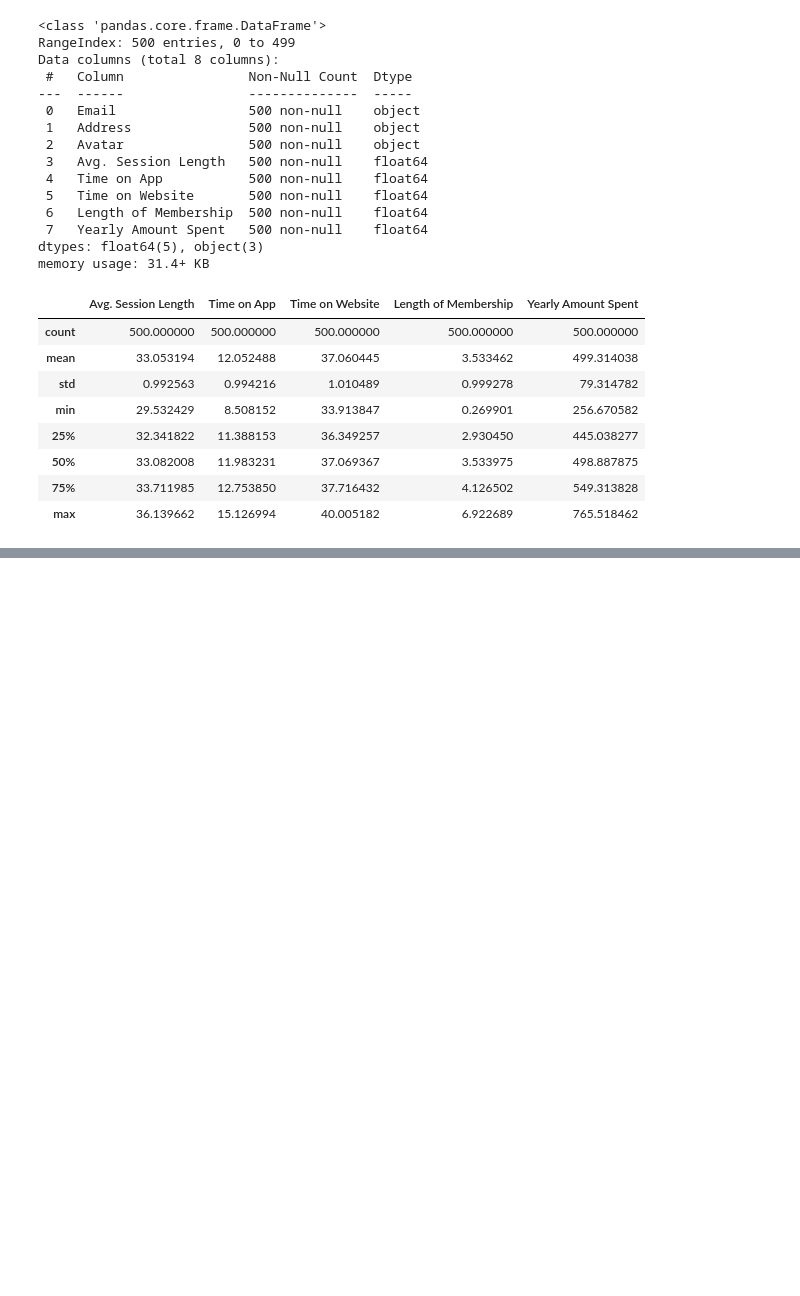
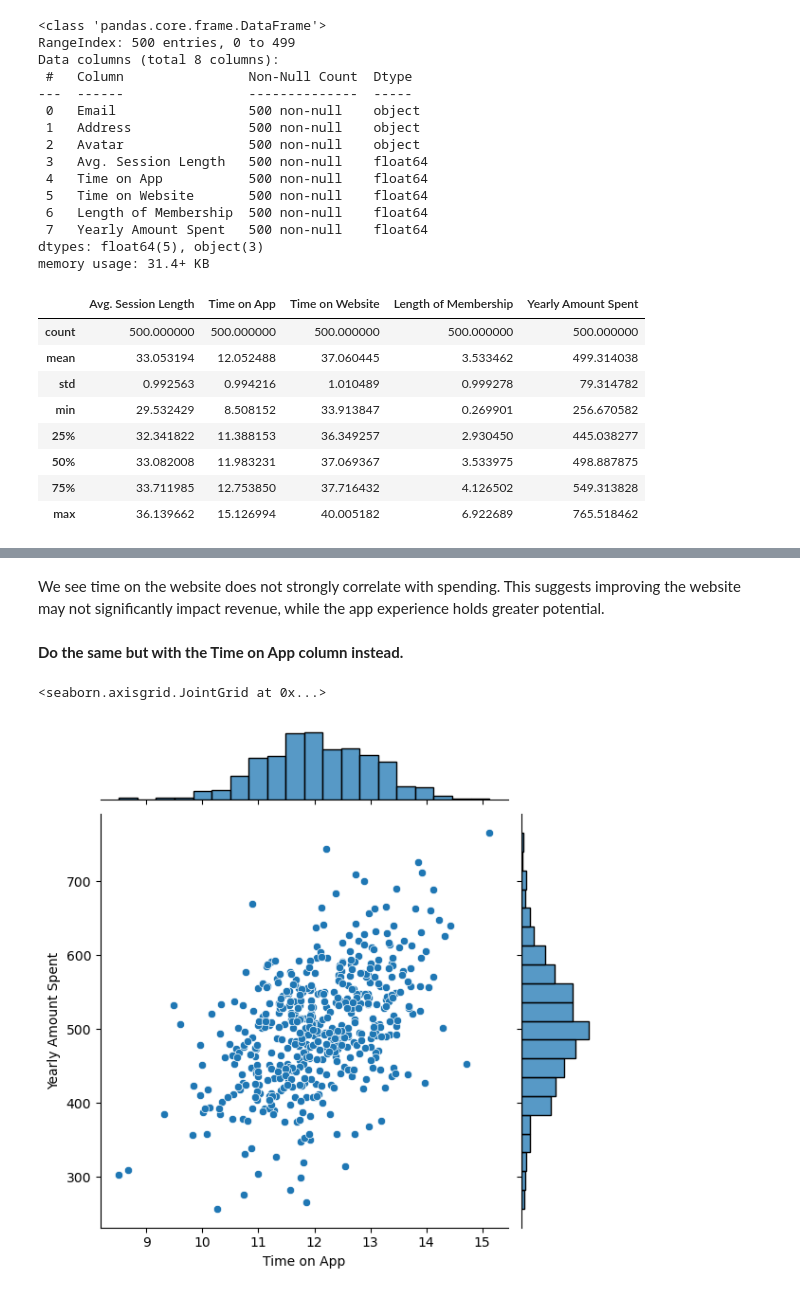
Before and after one commit to ranjansinghds/linear-regression-project-SL, a Jupyter notebook: linear_regression_project.ipynb, the cells around one changed output, grey strips where cells are left out. Drawn from its saved outputs; the diff is of its cells as text; code cells hidden in the pictures; blank space fills up the shorter version.

```diff
--- a/linear_regression_project.ipynb
+++ b/linear_regression_project.ipynb
@@ -84,0 +95,9 @@ customers.describe()
+# %% [markdown]
+We see time on the website does not strongly correlate with spending. This suggests improving the website may not significantly impact revenue, while the app experience holds greater potential.
+# %% [markdown]
+**Do the same but with the Time on App column instead.**
+# %%
+sns.jointplot(data=customers, x='Time on App', y='Yearly Amount Spent')
+# %% [output]
+<seaborn.axisgrid.JointGrid at 0x...>
+[figure, added]
```
Also changed, not shown: parts of 17 cells of this notebook.
